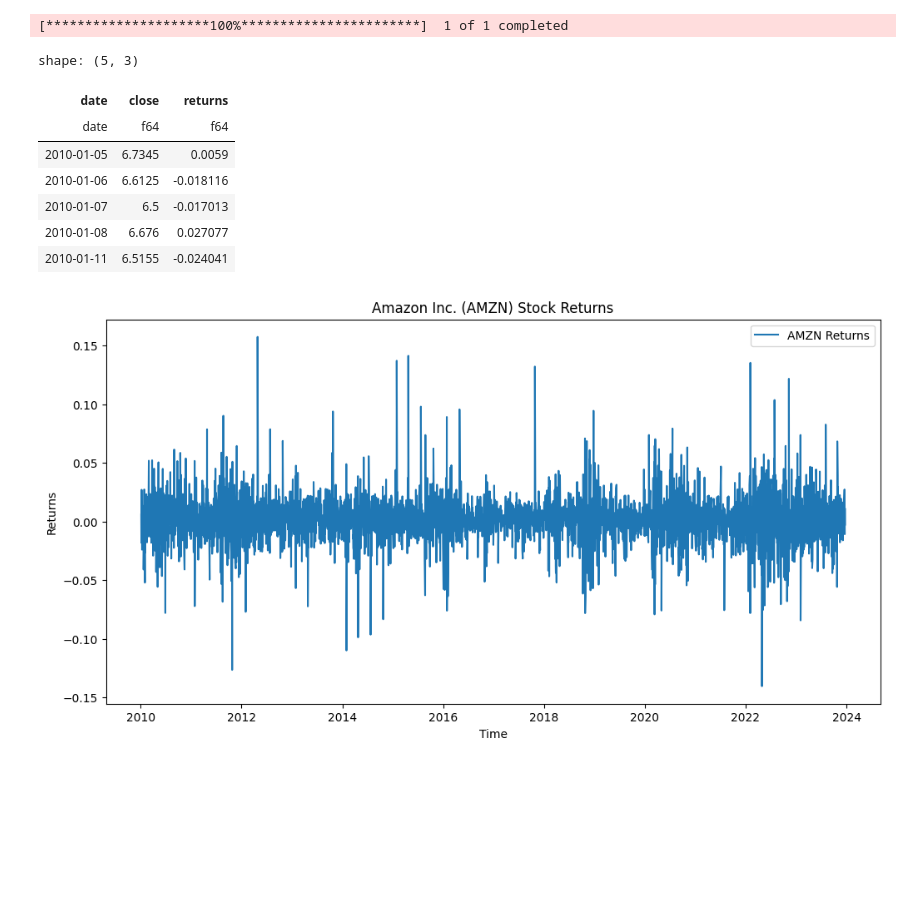
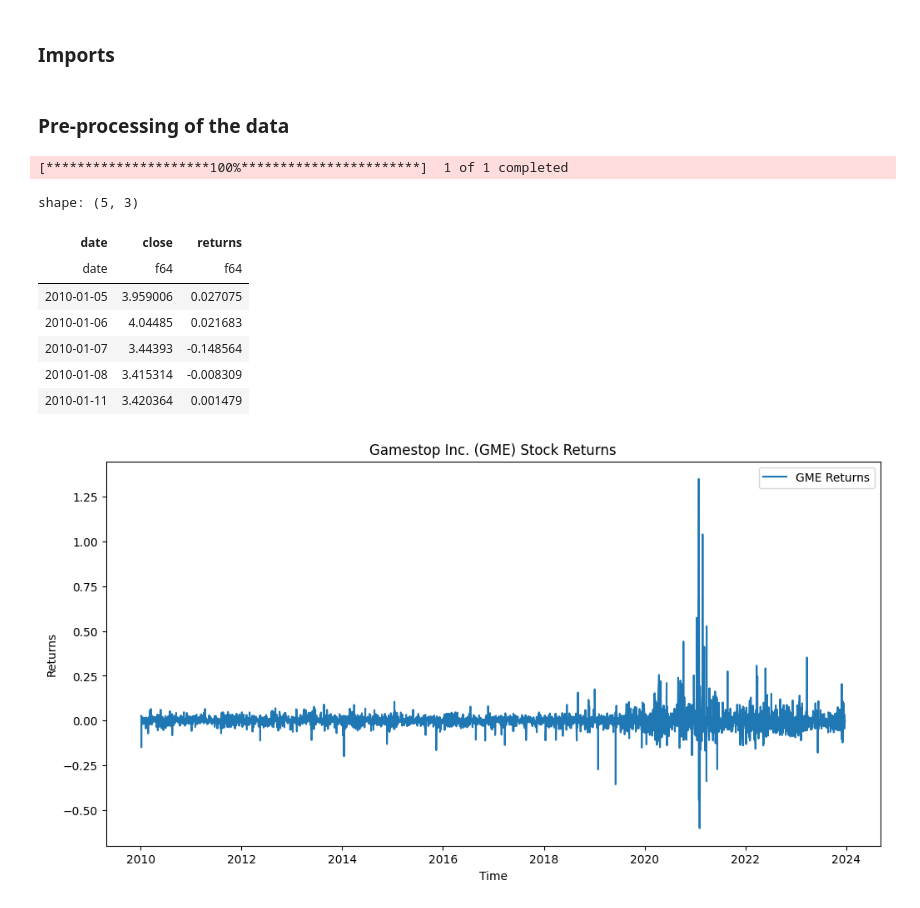
Before and after one commit to faunebl/timeseriescourse, a Jupyter notebook: ex4.ipynb, the cells around one changed output. Saved outputs shown, nothing was run; the diff lists cells and outputs as text; code cells hidden in the pictures; blank space fills up the shorter version.

```diff
--- a/ex4.ipynb
+++ b/ex4.ipynb
@@ -1,2 +8,4 @@
+# %% [markdown]
+### Imports
 # %%
 import polars as pl
@@ -10,7 +25,9 @@ from useful_functions import check_stationarity
+# %% [markdown]
+### Pre-processing of the data
 # %%
 data = (
     pl.DataFrame(
-        yf.download('AMZN', start='2010-01-01', end='2023-12-26').reset_index()
+        yf.download('GME', start='2010-01-01', end='2023-12-26').reset_index()
     )
     .select(
         pl.col("^.*Date.*$").cast(pl.Date).alias("date"),
@@ -29,18 +46,18 @@ data.head()
 shape: (5, 3)
 | date | close | returns |
 | date | f64 | f64 |
-| 2010-01-05 | 6.7345 | 0.0059 |
-| 2010-01-06 | 6.6125 | -0.018116 |
-| 2010-01-07 | 6.5 | -0.017013 |
-| 2010-01-08 | 6.676 | 0.027077 |
-| 2010-01-11 | 6.5155 | -0.024041 |
+| 2010-01-05 | 3.959006 | 0.027075 |
+| 2010-01-06 | 4.04485 | 0.021683 |
+| 2010-01-07 | 3.44393 | -0.148564 |
+| 2010-01-08 | 3.415314 | -0.008309 |
+| 2010-01-11 | 3.420364 | 0.001479 |
 # %%
 plt.figure(figsize=(12, 6))
-plt.plot(data.to_pandas().set_index('date')['returns'], label='AMZN Returns')
-plt.title('Amazon Inc. (AMZN) Stock Returns')
+plt.plot(data.to_pandas().set_index('date')['returns'], label='GME Returns')
+plt.title('Gamestop Inc. (GME) Stock Returns')
 plt.xlabel('Time')
 plt.ylabel('Returns')
 plt.legend()
 plt.show()
 # %% [output]
-[figure, old version]
+[figure, new version]
```
Also changed, not shown: parts of 36 cells of this notebook, 1 other file.
